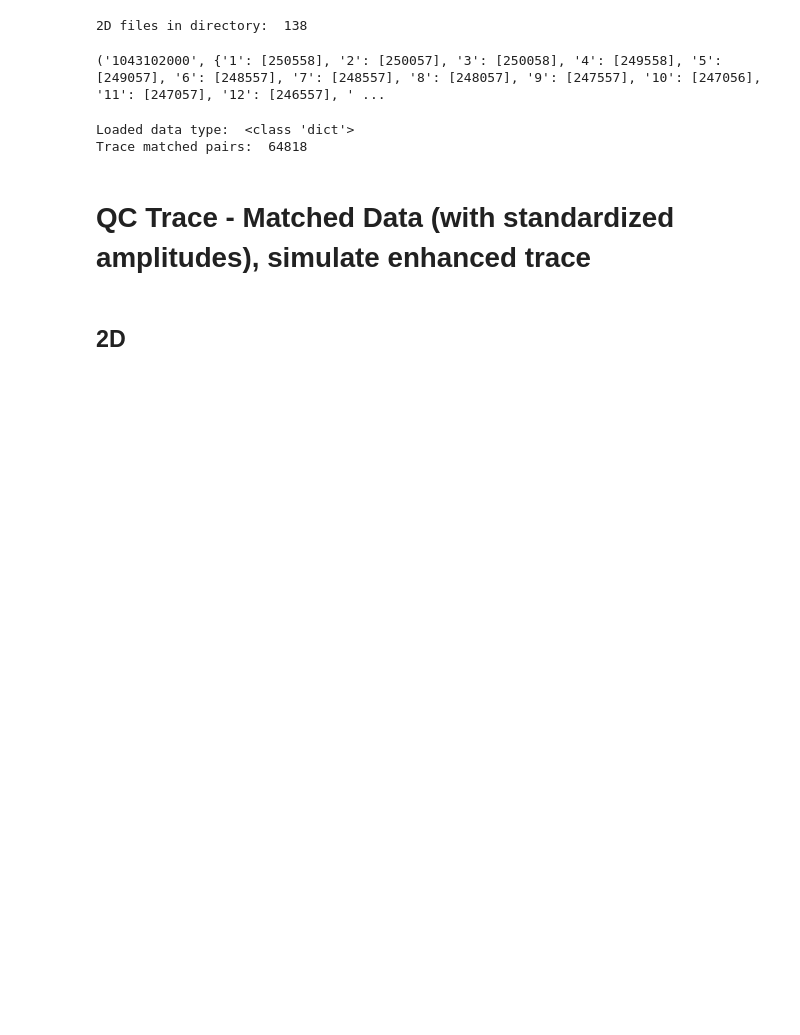
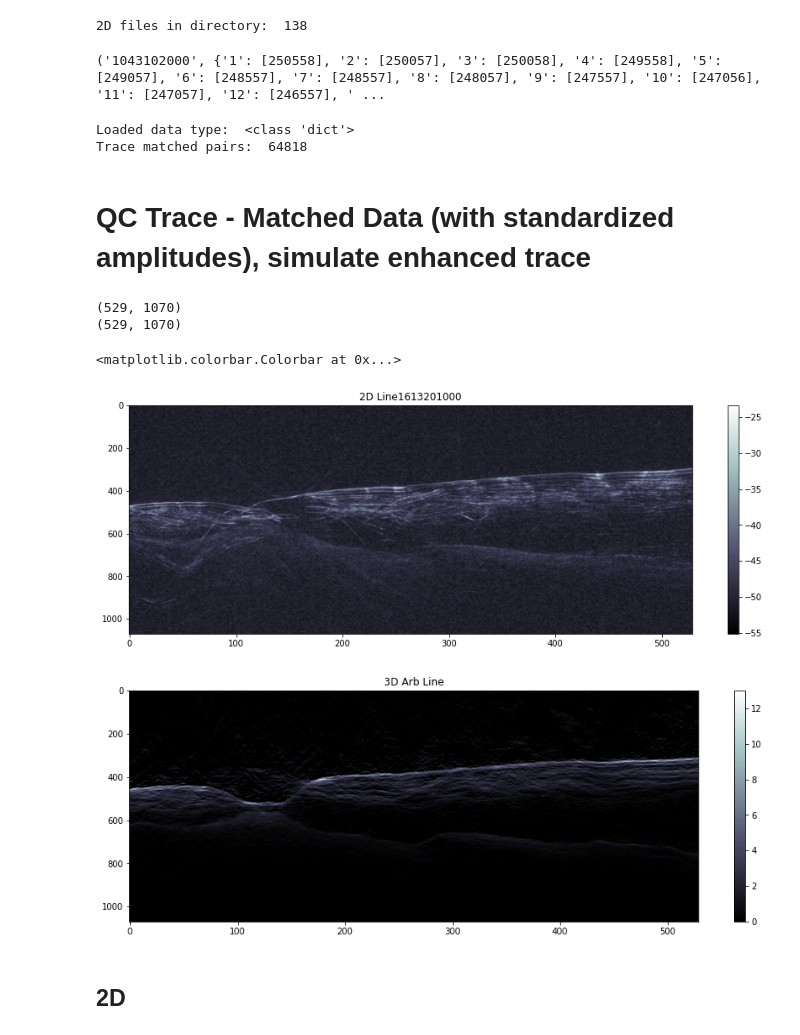
Before and after one commit to astroChance/RadNET, a Jupyter notebook: MPnet_workbook.ipynb, the cells around one changed output. Saved outputs shown, nothing was run; the diff lists cells and outputs as text; code cells hidden in the pictures; blank space fills up the shorter version.

```diff
--- a/MPnet_workbook.ipynb
+++ b/MPnet_workbook.ipynb
@@ -296,6 +318,55 @@ Loaded data type:  <class 'dict'>
 Trace matched pairs:  64818
 # %% [markdown]
 # QC Trace - Matched Data (with standardized amplitudes), simulate enhanced trace
+# %%
+# Plot 2D line and corresponding 3D line
+
+# Load dictionary to get 2D / 3D trace relationships
+Trace_Map_Dict = "/content/drive/My Drive/MPnet/GAN data/2D_to_3D_Trace_Dict.json"
+with open(Trace_Map_Dict, 'r') as TraceDictFile:
+  TraceDict = json.load(TraceDictFile)
+
+# Randomly choose value from trace match dictionary
+Rand2D = random.choice(list(TraceDict.items()))
+Rand2DLine = int(Rand2D[0])
+
+# Get 2D and 3D lines
+Rand2DFile = "/content/drive/My Drive/MPnet/GAN data/2D/" + str(Rand2DLine) + ".sgy"
+with segyio.open(Rand2DFile, 'r') as segyfile:
+  display_line2D = segyio.tools.collect(segyfile.trace[:])
+  display_line2D = display_line2D[:,1970:3040]
+
+  print(display_line2D.shape)
+
+with segyio.open(Volume3D, 'r') as segyfile:
+  counter = 0
+  display_line3D = np.array([])
+  for tr in Rand2D[1].values():
+
+    if counter == 0:
+      display_line3D = np.append(display_line3D, segyfile.trace[tr[0]])
+    else:
+      display_line3D = np.vstack((display_line3D, segyfile.trace[tr[0]]))
+    counter += 1
+
+  print(display_line3D.shape)
+
+
+plt.figure(figsize=(15,5))
+plt.title("2D Line" + str(Rand2DLine))
+plt.imshow(display_line2D.T, cmap='bone', aspect='auto')
+plt.colorbar()
+
+plt.figure(figsize=(15,5))
+plt.title("3D Arb Line")
+plt.imshow(display_line3D.T, cmap='bone', vmin = 0, vmax = 13, aspect='auto')
+plt.colorbar()
+# %% [output]
+(529, 1070)
+(529, 1070)
+<matplotlib.colorbar.Colorbar at 0x...>
+[figure, added]
+[figure, added]
 # %% [markdown]
 ## 2D
 # %%
```
Also changed, not shown: parts of 8 cells of this notebook.
